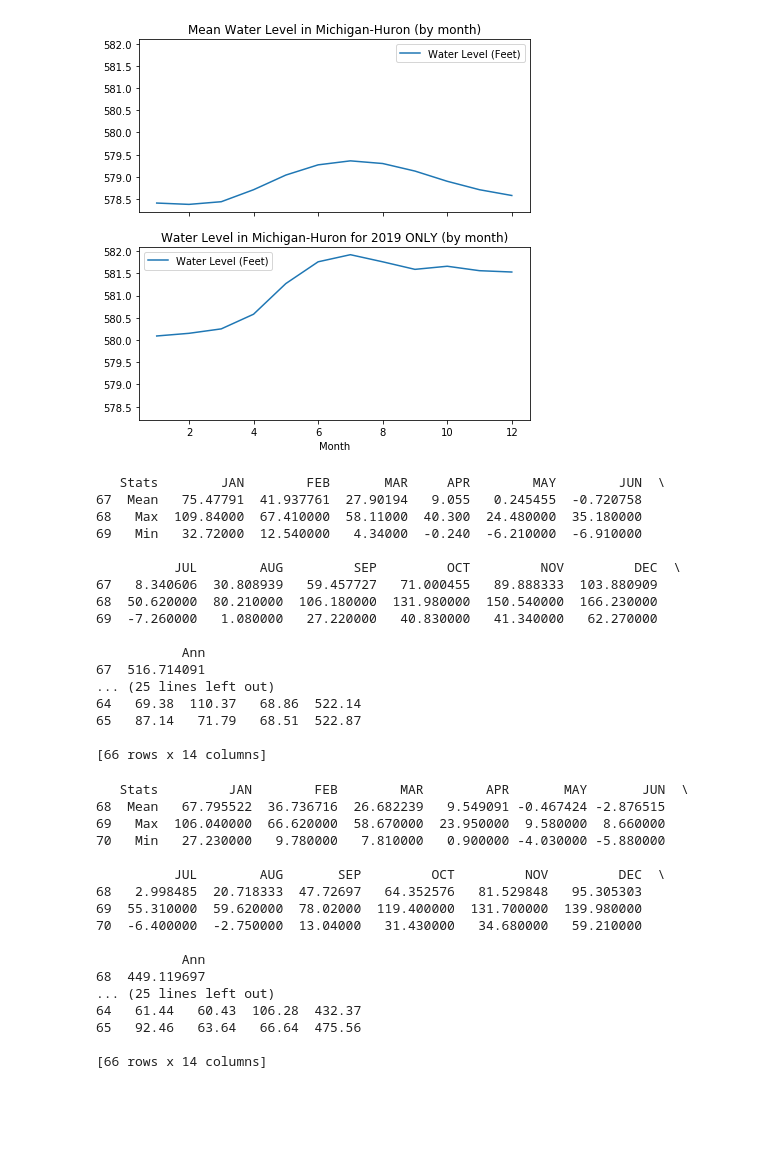
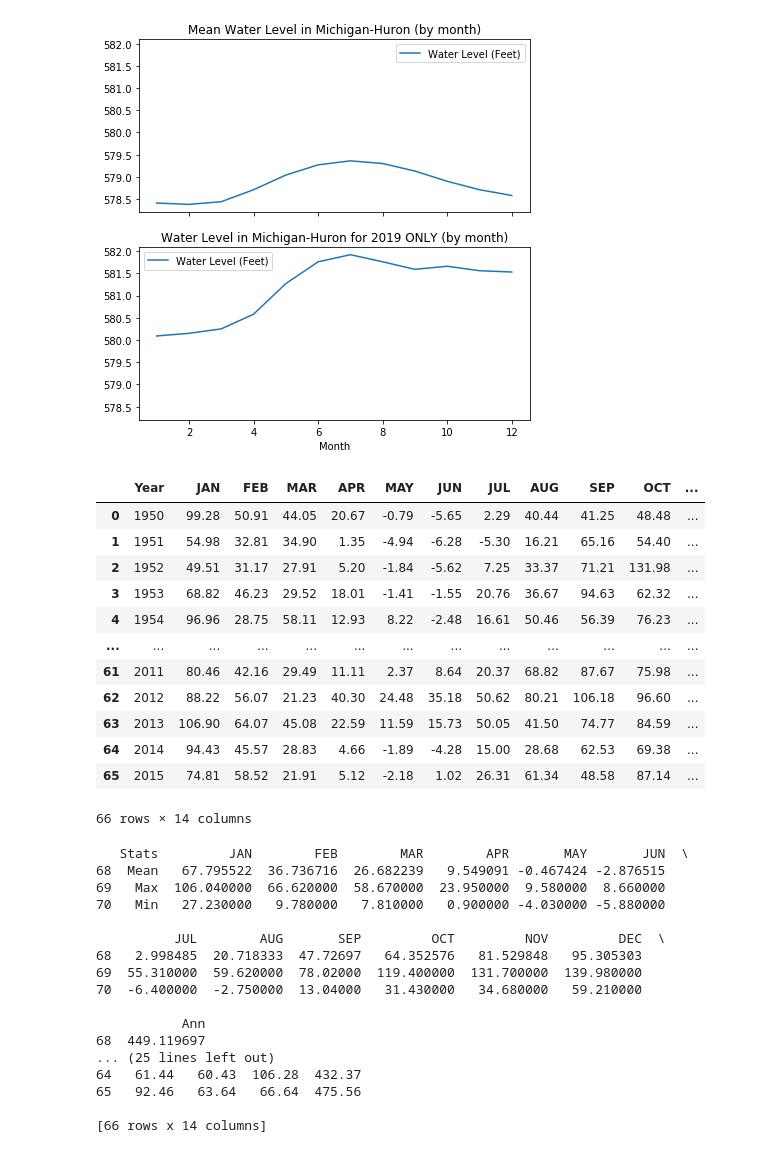
Before and after one commit to olivia1117/LakeWaterLevelData, a Jupyter notebook: Water Level Data Project.ipynb, the cells around one changed output. Saved outputs shown, nothing was run; the diff lists cells and outputs as text; code cells hidden in the pictures; blank space fills up the shorter version.

Commit message:
Adding min and max air temp picture and updated the water level notebook

```diff
--- a/Water Level Data Project.ipynb
+++ b/Water Level Data Project.ipynb
@@ -182,41 +212,38 @@ last_year_data.plot.line(x ='Month', y ='Water Level (Feet)', title = 'Water Lev
 # %%
 #sns.countplot(data=datframe_name, x="whatever you want") #bar graph
 # %%
-#Lake water evaporation data for lake michigan
-import pandas as pd
-#importing the excel sheet into the notebook and specifying that MIC is the sheet that we want and to skip rows.
-evap_mic_df = pd.read_excel(r'./Copy of Lake Water Evaporation Data.xlsx', sheet_name = 'MIC', skiprows = [0, 1, 2, 71, 72, 73] )
-#print(evap_mic_df)
+# #Lake water evaporation data for lake michigan
+# import pandas as pd
+# #importing the excel sheet into the notebook and specifying that MIC is the sheet that we want and to skip rows.
+# evap_mic_df = pd.read_excel(r'./Copy of Lake Water Evaporation Data.xlsx', sheet_name = 'MIC', skiprows = [0, 1, 2, 71, 72, 73] )
+# #print(evap_mic_df)
 
-#making a new dataframe to separate the stats section of the data (mean ,max, min) from the data for each year
-evap_mic_agg_df = evap_mic_df.loc[67:70]
-#print(evap_mic_agg_df)
+# #making a new dataframe to separate the stats section of the data (mean ,max, min) from the data for each year
+# evap_mic_agg_df = evap_mic_df.loc[67:70]
+# #print(evap_mic_agg_df)
 
-#renaming the column "Year" to "Stats"
-evap_mic_agg_df = evap_mic_agg_df.rename(columns = {"Year" : "Stats"})
-print(evap_mic_agg_df)
+# #renaming the column "Year" to "Stats"
+# evap_mic_agg_df = evap_mic_agg_df.rename(columns = {"Year" : "Stats"})
+# print(evap_mic_agg_df)
 
-#setting the original dataframe to remove the agg data and puts the data from each year below it. I also deleted the data from 2016 because it only had data from the first three months.
-evap_mic_df = evap_mic_df.loc[:65]
-print(evap_mic_df)
+# #setting the original dataframe to remove the agg data and puts the data from each year below it. I also deleted the data from 2016 because it only had data from the first three months.
+# evap_mic_df = evap_mic_df.loc[:65]
+# print(evap_mic_df)
+load_evap_mic_df(1950, 2015)
 # %% [output]
+|  | Year | JAN | FEB | MAR | APR | MAY | JUN | JUL | AUG | SEP | OCT | ... |
+| 0 | 1950 | 99.28 | 50.91 | 44.05 | 20.67 | -0.79 | -5.65 | 2.29 | 40.44 | 41.25 | 48.48 | ... |
+| 1 | 1951 | 54.98 | 32.81 | 34.90 | 1.35 | -4.94 | -6.28 | -5.30 | 16.21 | 65.16 | 54.40 | ... |
+| 2 | 1952 | 49.51 | 31.17 | 27.91 | 5.20 | -1.84 | -5.62 | 7.25 | 33.37 | 71.21 | 131.98 | ... |
+| 3 | 1953 | 68.82 | 46.23 | 29.52 | 18.01 | -1.41 | -1.55 | 20.76 | 36.67 | 94.63 | 62.32 | ... |
+| 4 | 1954 | 96.96 | 28.75 | 58.11 | 12.93 | 8.22 | -2.48 | 16.61 | 50.46 | 56.39 | 76.23 | ... |
+| ... | ... | ... | ... | ... | ... | ... | ... | ... | ... | ... | ... | ... |
+| 61 | 2011 | 80.46 | 42.16 | 29.49 | 11.11 | 2.37 | 8.64 | 20.37 | 68.82 | 87.67 | 75.98 | ... |
+| 62 | 2012 | 88.22 | 56.07 | 21.23 | 40.30 | 24.48 | 35.18 | 50.62 | 80.21 | 106.18 | 96.60 | ... |
+| 63 | 2013 | 106.90 | 64.07 | 45.08 | 22.59 | 11.59 | 15.73 | 50.05 | 41.50 | 74.77 | 84.59 | ... |
+| 64 | 2014 | 94.43 | 45.57 | 28.83 | 4.66 | -1.89 | -4.28 | 15.00 | 28.68 | 62.53 | 69.38 | ... |
+| 65 | 2015 | 74.81 | 58.52 | 21.91 | 5.12 | -2.18 | 1.02 | 26.31 | 61.34 | 48.58 | 87.14 | ... |
-   Stats        JAN        FEB       MAR     APR        MAY        JUN  \
-67  Mean   75.47791  41.937761  27.90194   9.055   0.245455  -0.720758
-68   Max  109.84000  67.410000  58.11000  40.300  24.480000  35.180000
-69   Min   32.72000  12.540000   4.34000  -0.240  -6.210000  -6.910000
-
-          JUL        AUG         SEP         OCT         NOV         DEC  \
-67   8.340606  30.808939   59.457727   71.000455   89.888333  103.880909
-68  50.620000  80.210000  106.180000  131.980000  150.540000  166.230000
-69  -7.260000   1.080000   27.220000   40.830000   41.340000   62.270000
-
-           Ann
-67  516.714091
-... (25 lines left out)
-64   69.38  110.37   68.86  522.14
-65   87.14   71.79   68.51  522.87
-
-[66 rows x 14 columns]
+66 rows × 14 columns
 # %%
 #Lake water evaporation data for lake huron
 import pandas as pd
```
Also changed, not shown: parts of 1 cell of this notebook, 1 other file.
